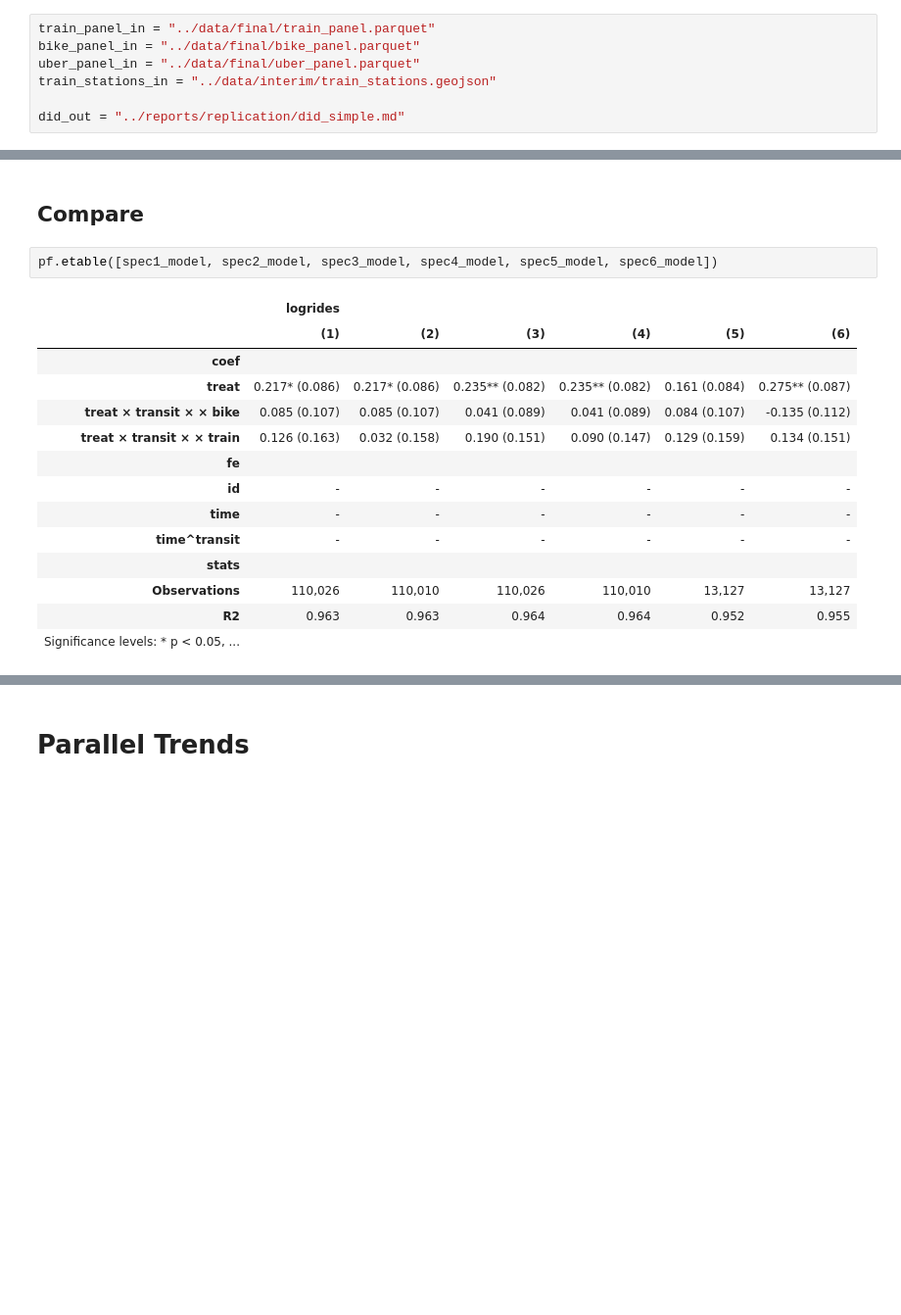
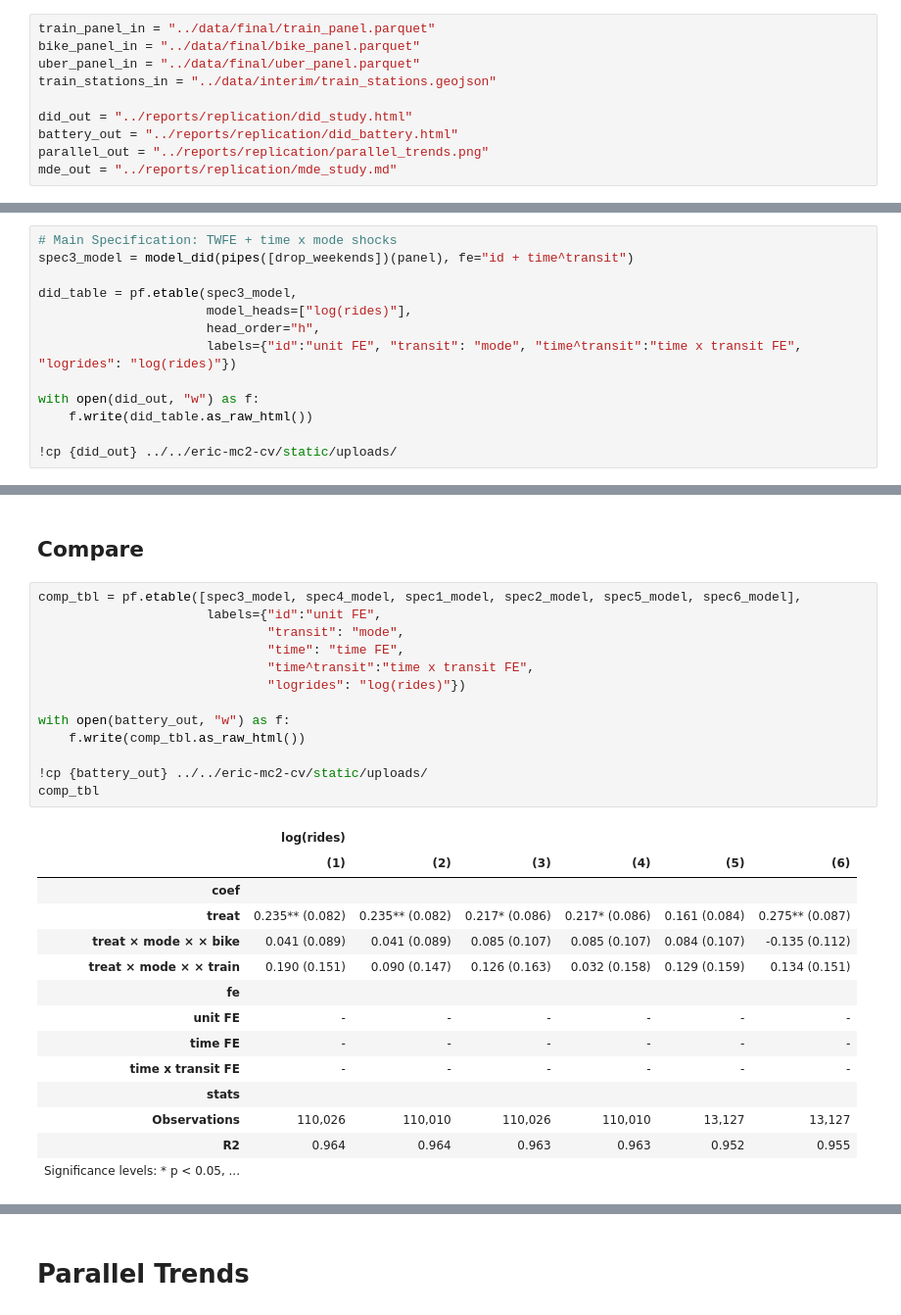
Before and after one commit to eric-mc2/DNCTransit, a Jupyter notebook: pipeline/8-model.ipynb, the cells around one changed output, grey strips where cells are left out. Shown at 98% size. Saved outputs shown, nothing was run; the diff lists cells and outputs as text; blank space fills up the shorter version.

Commit message:
keep rewriting report

```diff
--- a/pipeline/8-model.ipynb
+++ b/pipeline/8-model.ipynb
@@ -21,7 +23,10 @@ bike_panel_in = "../data/final/bike_panel.parquet"
 uber_panel_in = "../data/final/uber_panel.parquet"
 train_stations_in = "../data/interim/train_stations.geojson"
 
-did_out = "../reports/replication/did_simple.md"
+did_out = "../reports/replication/did_study.html"
+battery_out = "../reports/replication/did_battery.html"
+parallel_out = "../reports/replication/parallel_trends.png"
+mde_out = "../reports/replication/mde_study.md"
 # %%
 train_panel = pd.read_parquet(train_panel_in)
 bike_panel = pd.read_parquet(bike_panel_in)
@@ -117,4 +157,17 @@ Observations:  110010
 | treat:transit::train |      0.032 |        0.158 |     0.205 |      0.839 | -0.285 |   0.350 |
 ---
 RMSE: 0.068 R2: 0.963 R2 Within: 0.001
+# %%
+# Main Specification: TWFE + time x mode shocks
+spec3_model = model_did(pipes([drop_weekends])(panel), fe="id + time^transit")
+
+did_table = pf.etable(spec3_model,
+                      model_heads=["log(rides)"],
+                      head_order="h",
+                      labels={"id":"unit FE", "transit": "mode", "time^transit":"time x transit FE", "logrides": "log(rides)"})
+
+with open(did_out, "w") as f:
+    f.write(did_table.as_raw_html())
+
+!cp {did_out} ../../eric-mc2-cv/static/uploads/
 # %%
@@ -216,20 +277,31 @@ Observations:  110026
 RMSE: 0.067 R2: 0.964 R2 Within: 0.001
 # %% [markdown]
 ## Compare
-# %%
-pf.etable([spec1_model, spec2_model, spec3_model, spec4_model, spec5_model, spec6_model])
-# %% [output]
-|  | logrides |  |  |  |  |  |
-|  | (1) | (2) | (3) | (4) | (5) | (6) |
-| coef |  |  |  |  |  |  |
-| treat | 0.217* (0.086) | 0.217* (0.086) | 0.235** (0.082) | 0.235** (0.082) | 0.161 (0.084) | 0.275** (0.087) |
-| treat × transit × × bike | 0.085 (0.107) | 0.085 (0.107) | 0.041 (0.089) | 0.041 (0.089) | 0.084 (0.107) | -0.135 (0.112) |
-| treat × transit × × train | 0.126 (0.163) | 0.032 (0.158) | 0.190 (0.151) | 0.090 (0.147) | 0.129 (0.159) | 0.134 (0.151) |
-| fe |  |  |  |  |  |  |
-| id | - | - | - | - | - | - |
-| time | - | - | - | - | - | - |
-| time^transit | - | - | - | - | - | - |
-| stats |  |  |  |  |  |  |
-| Observations | 110,026 | 110,010 | 110,026 | 110,010 | 13,127 | 13,127 |
-| R2 | 0.963 | 0.963 | 0.964 | 0.964 | 0.952 | 0.955 |
-| Significance levels: * p < 0.05, ... |  |  |  |  |  |  |
+# %%
+comp_tbl = pf.etable([spec3_model, spec4_model, spec1_model, spec2_model, spec5_model, spec6_model],
+                      labels={"id":"unit FE",
+                              "transit": "mode",
+                              "time": "time FE",
+                              "time^transit":"time x transit FE",
+                              "logrides": "log(rides)"})
+
+with open(battery_out, "w") as f:
+    f.write(comp_tbl.as_raw_html())
+
+!cp {battery_out} ../../eric-mc2-cv/static/uploads/
+comp_tbl
+# %% [output]
+|  | log(rides) |  |  |  |  |  |
+|  | (1) | (2) | (3) | (4) | (5) | (6) |
+| coef |  |  |  |  |  |  |
+| treat | 0.235** (0.082) | 0.235** (0.082) | 0.217* (0.086) | 0.217* (0.086) | 0.161 (0.084) | 0.275** (0.087) |
+| treat × mode × × bike | 0.041 (0.089) | 0.041 (0.089) | 0.085 (0.107) | 0.085 (0.107) | 0.084 (0.107) | -0.135 (0.112) |
+| treat × mode × × train | 0.190 (0.151) | 0.090 (0.147) | 0.126 (0.163) | 0.032 (0.158) | 0.129 (0.159) | 0.134 (0.151) |
+| fe |  |  |  |  |  |  |
+| unit FE | - | - | - | - | - | - |
+| time FE | - | - | - | - | - | - |
+| time x transit FE | - | - | - | - | - | - |
+| stats |  |  |  |  |  |  |
+| Observations | 110,026 | 110,010 | 110,026 | 110,010 | 13,127 | 13,127 |
+| R2 | 0.964 | 0.964 | 0.963 | 0.963 | 0.952 | 0.955 |
+| Significance levels: * p < 0.05, ... |  |  |  |  |  |  |
```
Also changed, not shown: parts of 35 cells of this notebook, 7 other files.
